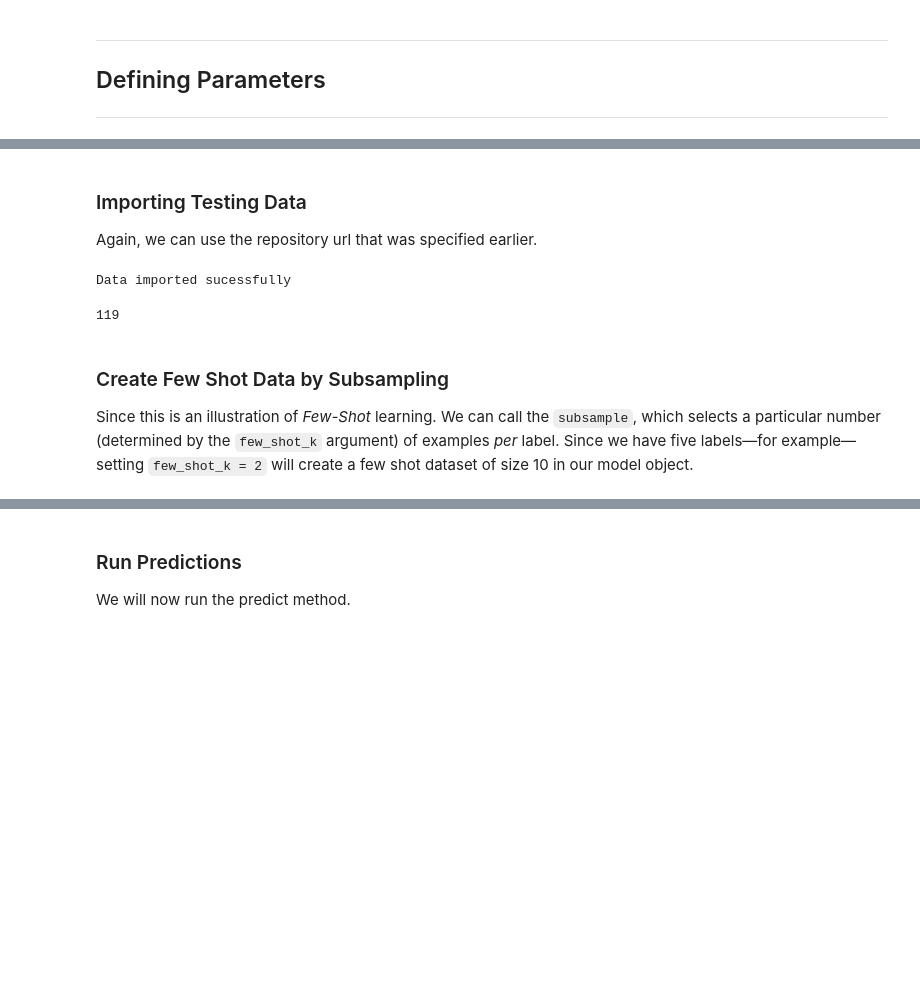
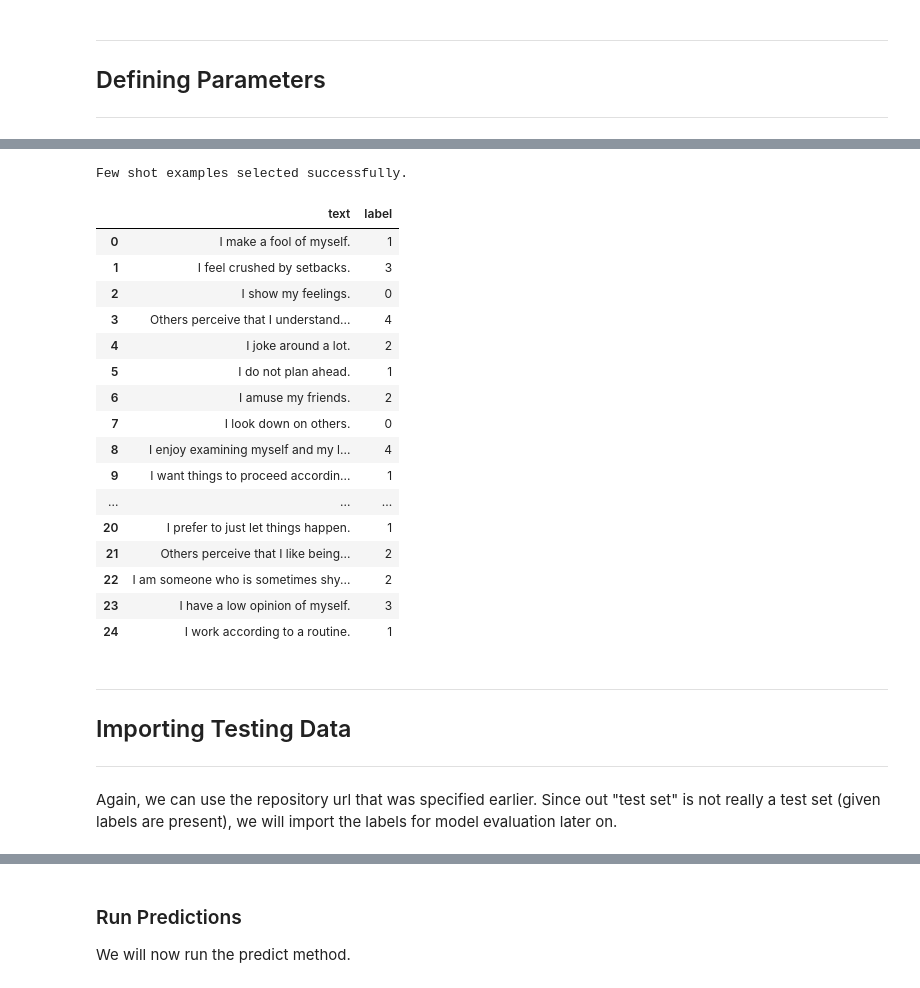
Before and after one commit to Shea-Fyffe/transforming-personality-scales, a Jupyter notebook: tutorials/few-shot-learning-with-transformers.ipynb, the cells around one changed output, grey strips where cells are left out. Saved outputs shown, nothing was run; the diff lists cells and outputs as text; code cells hidden in the pictures; blank space fills up the shorter version.

```diff
--- a/tutorials/few-shot-learning-with-transformers.ipynb
+++ b/tutorials/few-shot-learning-with-transformers.ipynb
@@ -292,8 +430,7 @@ def prob_for_label(label: str, logprobs: List[Dict[str, float]]) -> float:
 ## Defining Parameters
 ---
 # %%
-#@title Entering API Key
+#@markdown ## RUN: Entering API Key
 # this can be stored as an environmental variable (ideal when using a local machine)
 # openai.api_key = os.getenv("OPENAI_API_KEY")
-API_KEY = "<INSERT API KEY>"
-FEWSHOTK = 40
+API_KEY = get_api_key()
@@ -340 +437,5 @@ By default, the `import_train_data` function assumes that the text is found in a
+# %%
+#@markdown ## RUN: Defining Number of Few Shot Examples
+# here, we define a global variable for the number of examples (per label) to use during training
+FEWSHOTK = 5
 # %% [markdown]
@@ -359,3 +481,10 @@ You can also upload a local `.csv` file. You can do this by:
 # %%
+#@markdown #RUN: Import Training Data
 # Assign the online data repository to a url so it doesn't have to be repeated laterr
-repository_data_url = 'https://anonymous.4open.science/api/repo/transforming-personality-scales/file/data/text-classification/'
+repository_data_url = 'https://raw.githubusercontent.com/Shea-Fyffe/transforming-personality-scales/main/data/text-classification/'
+
+# Import the training data
+training_data = import_data(repository_data_url + "train-data.csv")
+
+# View the first several rows of the training data
+training_data.head()
@@ -374,0 +537,3 @@ The `import_train_data` stores several useful attributes, which are automaticall
+# %%
+#@markdown ## RUN: Initialize Few Shot Model
+few_shot_model = FewShotGPT3(data = training_data, api_token = API_KEY)
@@ -395,15 +605,30 @@ few_shot_model.label_first_tokens
+# %%
+#@markdown ## RUN:  Select Few Shot Examples
+#The select_few_shot method will update our model object by adding a few shot dataset
+few_shot_model.select_few_shot(FEWSHOTK)
+# You can check the newly created few shot dataset by typing in `.few_shot_data` after your model object
+few_shot_model.few_shot_data
+# %% [output]
+Few shot examples selected successfully.
+|  | text | label |
+| 0 | I make a fool of myself. | 1 |
+| 1 | I feel crushed by setbacks. | 3 |
+| 2 | I show my feelings. | 0 |
+| 3 | Others perceive that I understand... | 4 |
+| 4 | I joke around a lot. | 2 |
+| 5 | I do not plan ahead. | 1 |
+| 6 | I amuse my friends. | 2 |
+| 7 | I look down on others. | 0 |
+| 8 | I enjoy examining myself and my l... | 4 |
+| 9 | I want things to proceed accordin... | 1 |
+| ... | ... | ... |
+| 20 | I prefer to just let things happen. | 1 |
+| 21 | Others perceive that I like being... | 2 |
+| 22 | I am someone who is sometimes shy... | 2 |
+| 23 | I have a low opinion of myself. | 3 |
+| 24 | I work according to a routine. | 1 |
 # %% [markdown]
-### Importing Testing Data
-
-Again, we can use the repository url that was specified earlier.
+---
+## Importing Testing Data
+---
+Again, we can use the repository url that was specified earlier. Since out "test set" is not really a test set (given labels are present), we will import the labels for model evaluation later on.
-# %%
-few_shot_model.import_test_data(repository_data_url + "test-data.csv", label_col='label')
-# %% [output]
-Data imported sucessfully
-# %%
-len(few_shot_model.test_text)
-# %% [output]
-119
-# %% [markdown]
-### Create Few Shot Data by Subsampling
-Since this is an illustration of *Few-Shot* learning. We can call the `subsample`, which selects a particular number (determined by the `few_shot_k` argument) of examples *per* label. Since we have five labels—for example—setting `few_shot_k = 2` will create a few shot dataset of size 10 in our model object.
```
Also changed, not shown: parts of 35 cells of this notebook.
